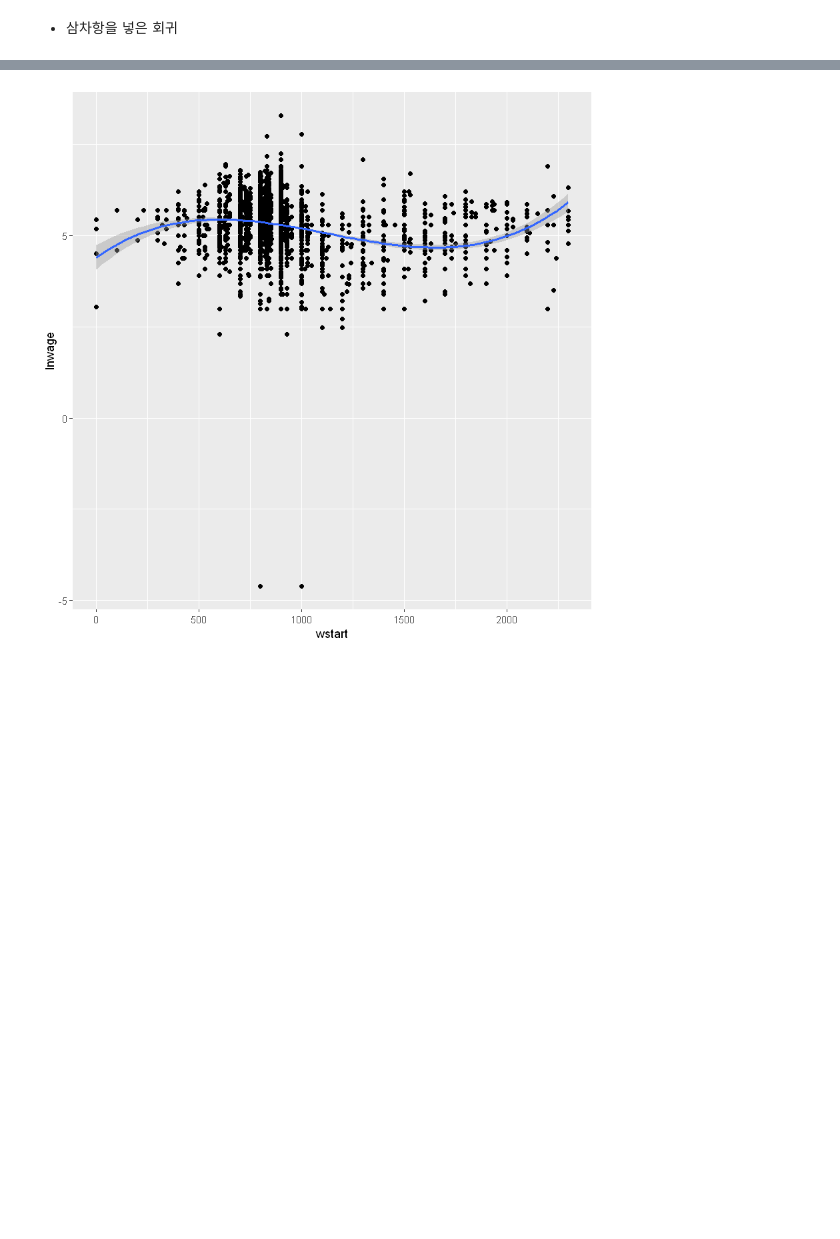
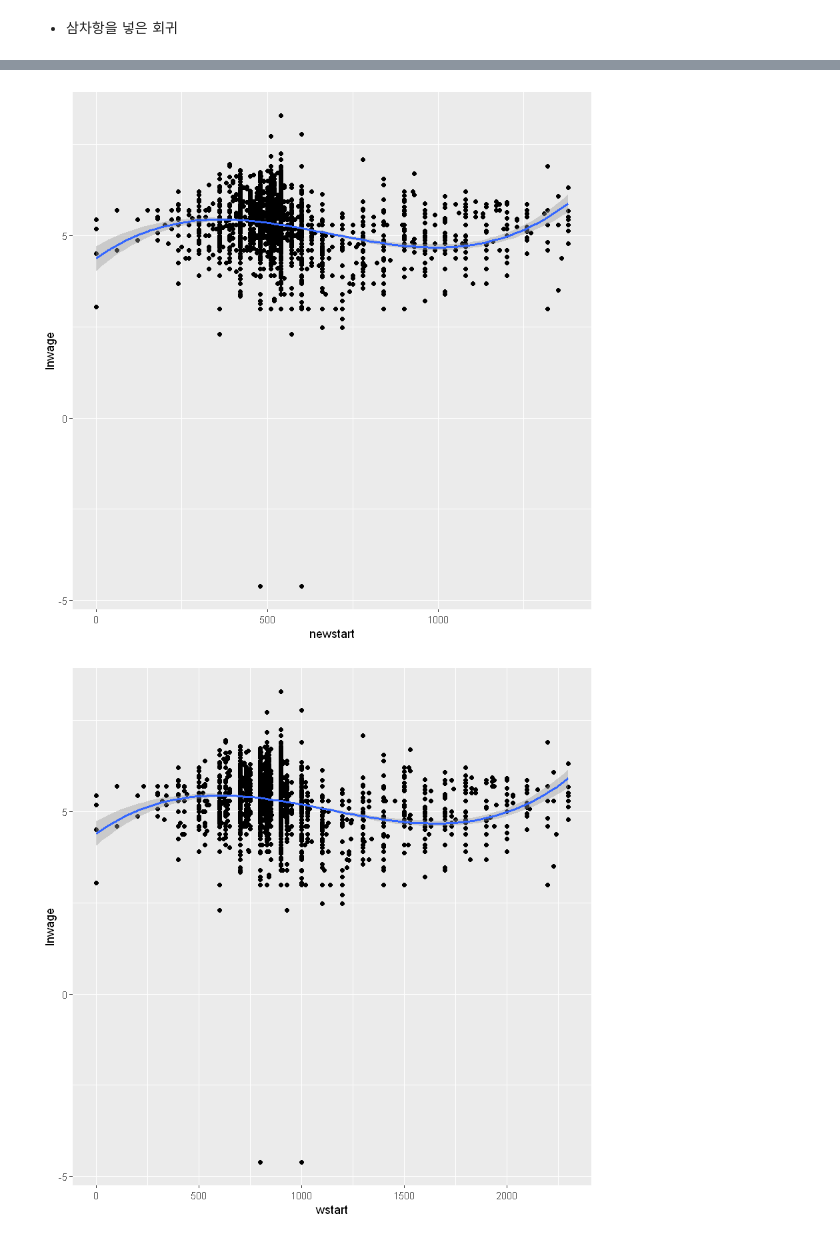
Before and after one commit to euneestella/khu_sda_project, a Jupyter notebook: data_analysis.ipynb, the cells around one changed output, grey strips where cells are left out. Saved outputs shown, nothing was run; the diff lists cells and outputs as text; code cells hidden in the pictures; blank space fills up the shorter version.

```diff
--- a/data_analysis.ipynb
+++ b/data_analysis.ipynb
@@ -252,3 +342,7 @@ F-statistic: 91.18 on 3 and 4888 DF,  p-value: < 2.2e-16
+# %%
+ggplot(nrdt_attach, aes(newstart, lnwage))+ geom_point() +geom_smooth(method = "lm", formula = y ~ poly(x,3))
+# %% [output]
+[figure, added]
 # %%
 ggplot(nrdt_attach, aes(wstart, lnwage))+ geom_point() +geom_smooth(method = "lm", formula = y ~ poly(x,3))
 # %% [output]
```
Also changed, not shown: parts of 25 cells of this notebook.
